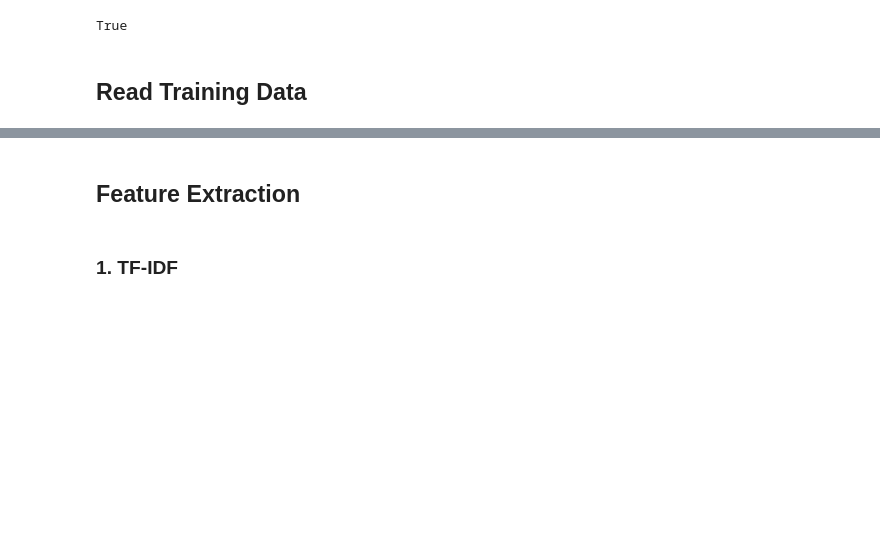
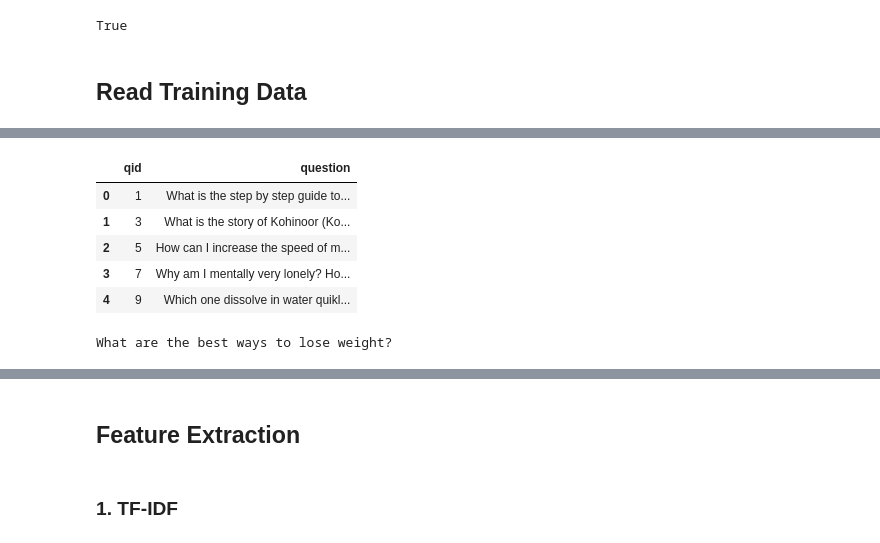
Before and after one commit to bwputman/266-project, a Jupyter notebook: Quora_dup_detection.ipynb, the cells around one changed output, grey strips where cells are left out. Saved outputs shown, nothing was run; the diff lists cells and outputs as text; code cells hidden in the pictures; blank space fills up the shorter version.

```diff
--- a/Quora_dup_detection.ipynb
+++ b/Quora_dup_detection.ipynb
@@ -190,0 +232,12 @@ df.groupby("is_duplicate")['id'].count().plot.bar()
+# %%
+df_ = df_qids.drop_duplicates('qid', keep='first')
+df_.head()
+print(df_.question[df_.qid == 2559].iloc[0]) # print the duplicated question
+# %% [output]
+|  | qid | question |
+| 0 | 1 | What is the step by step guide to... |
+| 1 | 3 | What is the story of Kohinoor (Ko... |
+| 2 | 5 | How can I increase the speed of m... |
+| 3 | 7 | Why am I mentally very lonely? Ho... |
+| 4 | 9 | Which one dissolve in water quikl... |
+What are the best ways to lose weight?
```
Also changed, not shown: parts of 25 cells of this notebook.
